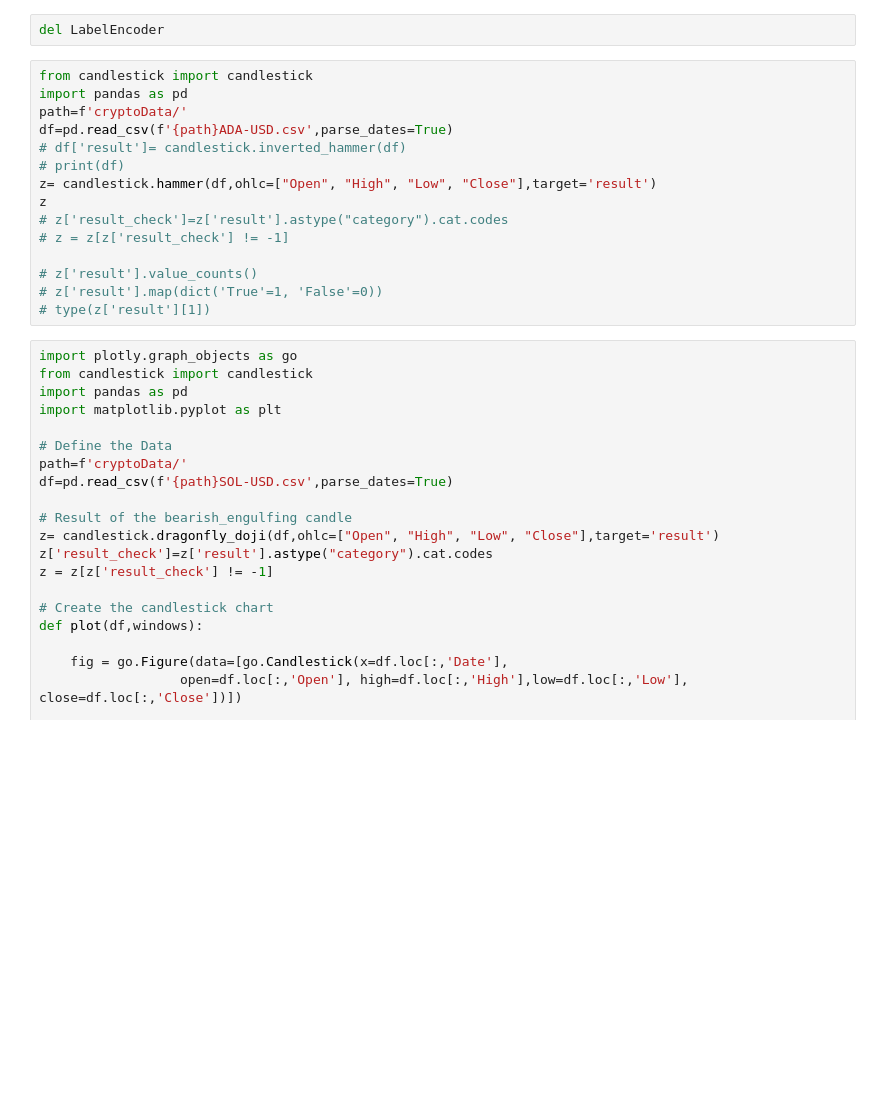
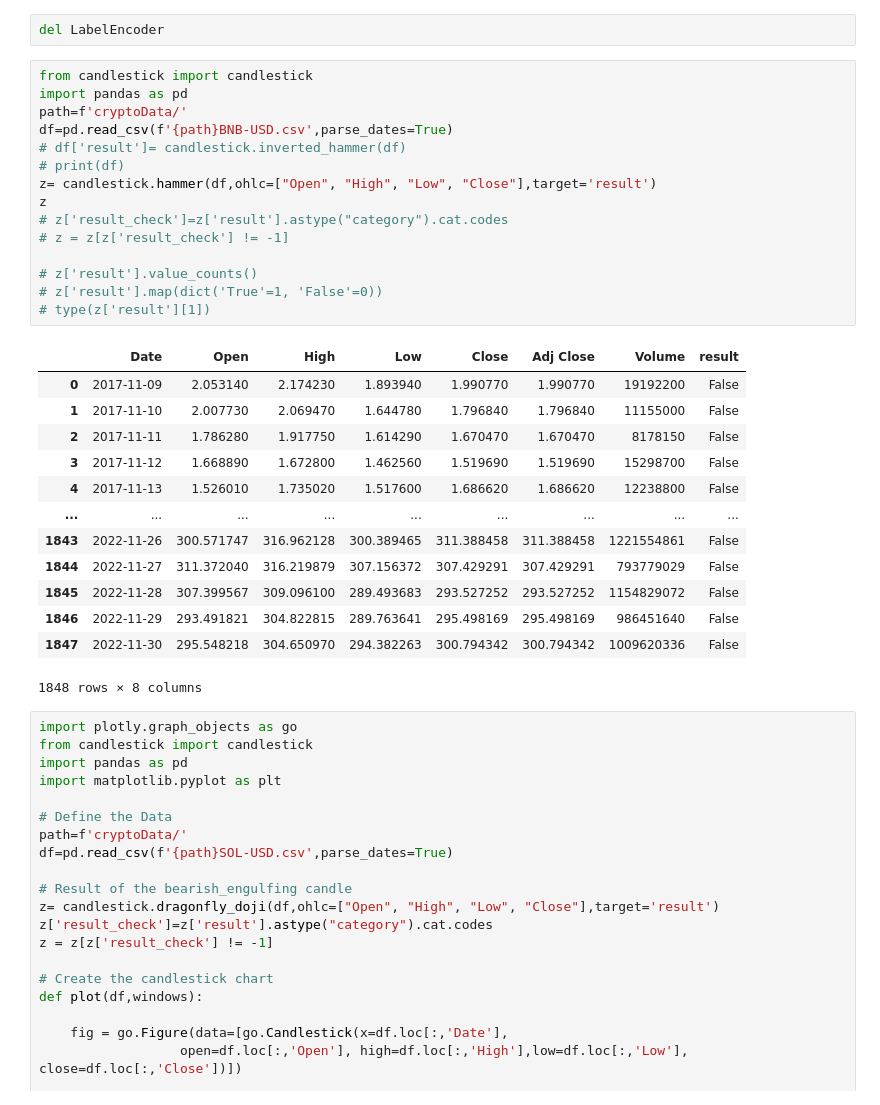
Before and after one commit to erfanvahdat/Algorithm_Trading_01, a Jupyter notebook: one.ipynb, the cells around one changed output. Saved outputs shown, nothing was run; the diff lists cells and outputs as text; blank space fills up the shorter version.

```diff
--- a/one.ipynb
+++ b/one.ipynb
@@ -91,18 +91,32 @@ del LabelEncoder
 # %%
 from candlestick import candlestick
 import pandas as pd
 path=f'cryptoData/'
-df=pd.read_csv(f'{path}ADA-USD.csv',parse_dates=True)
+df=pd.read_csv(f'{path}BNB-USD.csv',parse_dates=True)
 # df['result']= candlestick.inverted_hammer(df)
 # print(df)
 z= candlestick.hammer(df,ohlc=["Open", "High", "Low", "Close"],target='result')
 z
 # z['result_check']=z['result'].astype("category").cat.codes
 # z = z[z['result_check'] != -1]
 
 # z['result'].value_counts()
 # z['result'].map(dict('True'=1, 'False'=0))
 # type(z['result'][1])
+# %% [output]
+|  | Date | Open | High | Low | Close | Adj Close | Volume | result |
+| 0 | 2017-11-09 | 2.053140 | 2.174230 | 1.893940 | 1.990770 | 1.990770 | 19192200 | False |
+| 1 | 2017-11-10 | 2.007730 | 2.069470 | 1.644780 | 1.796840 | 1.796840 | 11155000 | False |
+| 2 | 2017-11-11 | 1.786280 | 1.917750 | 1.614290 | 1.670470 | 1.670470 | 8178150 | False |
+| 3 | 2017-11-12 | 1.668890 | 1.672800 | 1.462560 | 1.519690 | 1.519690 | 15298700 | False |
+| 4 | 2017-11-13 | 1.526010 | 1.735020 | 1.517600 | 1.686620 | 1.686620 | 12238800 | False |
+| ... | ... | ... | ... | ... | ... | ... | ... | ... |
+| 1843 | 2022-11-26 | 300.571747 | 316.962128 | 300.389465 | 311.388458 | 311.388458 | 1221554861 | False |
+| 1844 | 2022-11-27 | 311.372040 | 316.219879 | 307.156372 | 307.429291 | 307.429291 | 793779029 | False |
+| 1845 | 2022-11-28 | 307.399567 | 309.096100 | 289.493683 | 293.527252 | 293.527252 | 1154829072 | False |
+| 1846 | 2022-11-29 | 293.491821 | 304.822815 | 289.763641 | 295.498169 | 295.498169 | 986451640 | False |
+| 1847 | 2022-11-30 | 295.548218 | 304.650970 | 294.382263 | 300.794342 | 300.794342 | 1009620336 | False |
+1848 rows × 8 columns
 # %%
 import plotly.graph_objects as go
 from candlestick import candlestick
```
Also changed, not shown: parts of 19 cells of this notebook, 53 other files.
